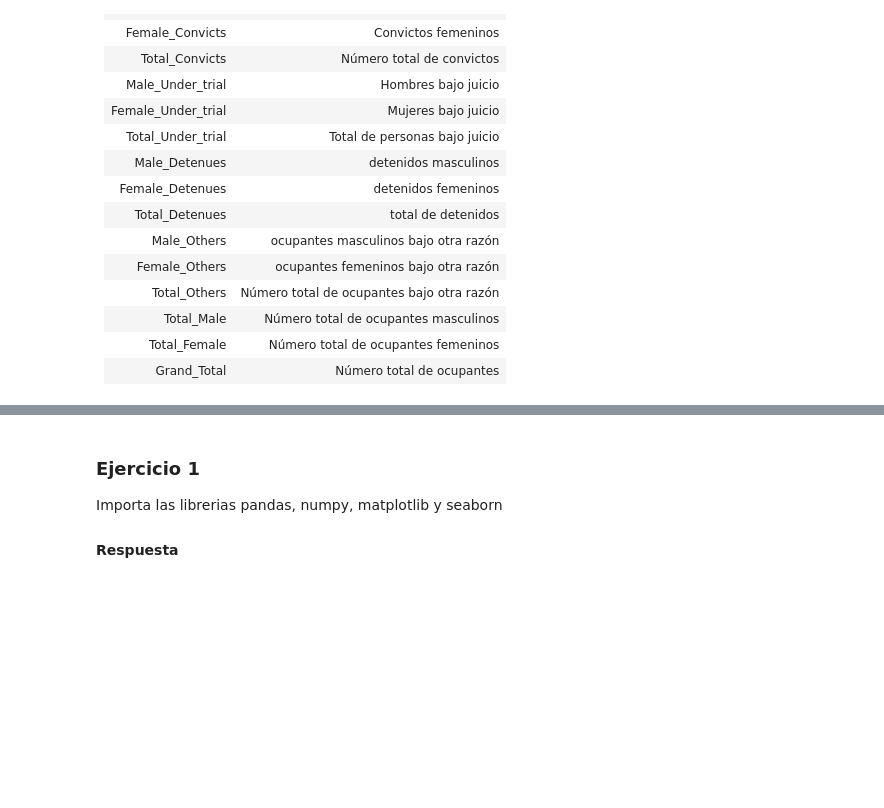
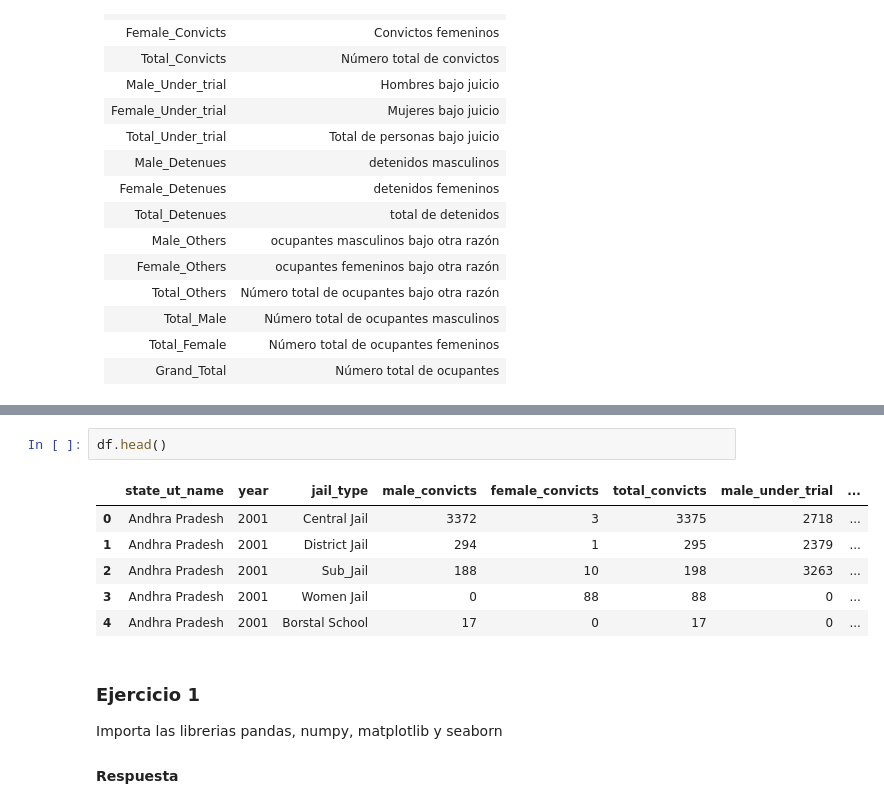
Before and after one commit to miguelnietoa/docker-pc2, a Jupyter notebook: jupyter/notebooks/EDA.ipynb, the cells around one changed output, grey strips where cells are left out. Cells and saved outputs as stored; diff of their text form; blank space fills up the shorter version.

```diff
--- a/jupyter/notebooks/EDA.ipynb
+++ b/jupyter/notebooks/EDA.ipynb
@@ -68,3 +80,12 @@ HINT:  COPY FROM instructs the PostgreSQL server process to read a file. You may
+# %%
+df.head()
+# %% [output]
+|  | state_ut_name | year | jail_type | male_convicts | female_convicts | total_convicts | male_under_trial | ... |
+| 0 | Andhra Pradesh | 2001 | Central Jail | 3372 | 3 | 3375 | 2718 | ... |
+| 1 | Andhra Pradesh | 2001 | District Jail | 294 | 1 | 295 | 2379 | ... |
+| 2 | Andhra Pradesh | 2001 | Sub_Jail | 188 | 10 | 198 | 3263 | ... |
+| 3 | Andhra Pradesh | 2001 | Women Jail | 0 | 88 | 88 | 0 | ... |
+| 4 | Andhra Pradesh | 2001 | Borstal School | 17 | 0 | 17 | 0 | ... |
 # %% [markdown]
 ### Ejercicio 1
 
```
Also changed, not shown: parts of 3 cells of this notebook, 28 other files.
